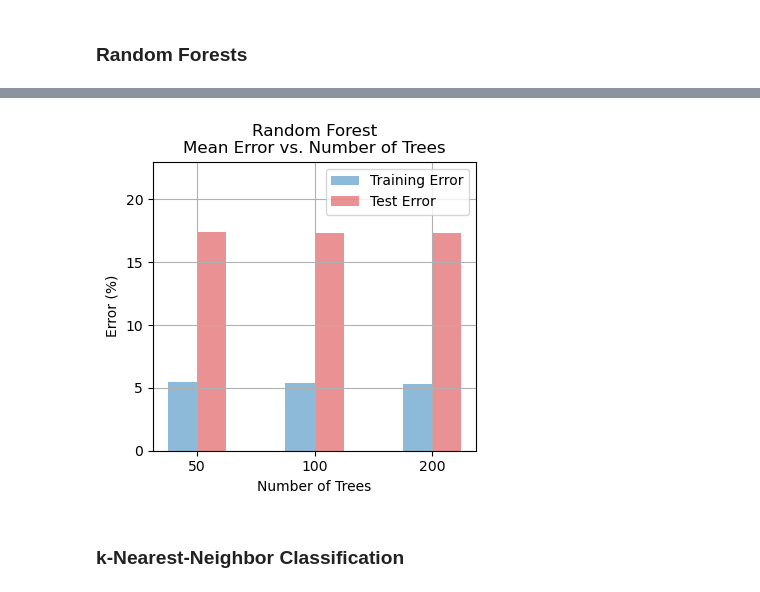
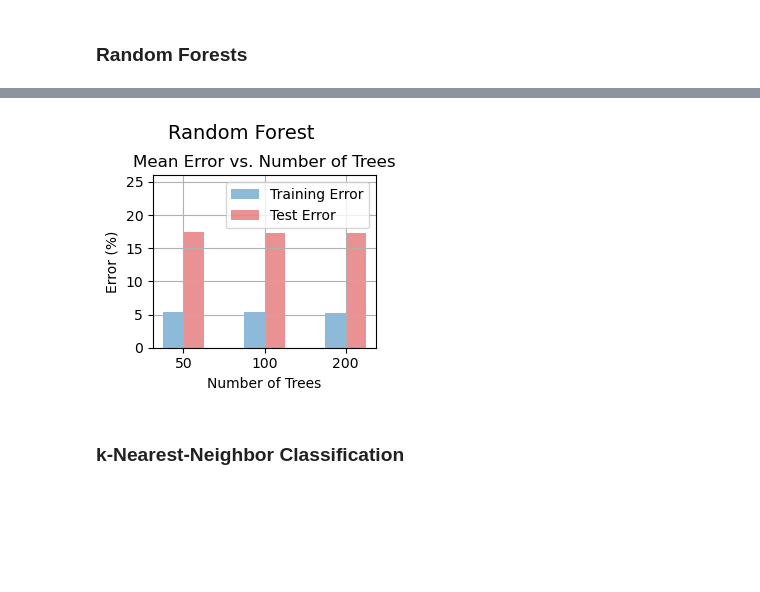
Before and after one commit to henrikdchristensen/DIKU-MLA-A5-Classification-and-DifferentiableProgramming, a Jupyter notebook: notebook.ipynb, the cells around one changed output, grey strips where cells are left out. Saved outputs shown, nothing was run; the diff lists cells and outputs as text; code cells hidden in the pictures; blank space fills up the shorter version.

```diff
--- a/notebook.ipynb
+++ b/notebook.ipynb
@@ -211,36 +211,37 @@ Mean Test Score (Validation Score): 0.8268302252800062
 # %%
 # Calculate the mean errors for each n_estimators value
 unique_n_estimators = rf_param['n_estimators']
 rf_mean_train_errors = []
 rf_mean_test_errors = []
 
 for n in unique_n_estimators:
     indices = [i for i, est in enumerate(rf_grid_search.cv_results_['param_n_estimators']) if est == n]
     rf_mean_train_errors.append(np.mean([100 - 100*rf_grid_search.cv_results_['mean_train_score'][i] for i in indices]))
     rf_mean_test_errors.append(np.mean([100 - 100*rf_grid_search.cv_results_['mean_test_score'][i] for i in indices]))
 
 # Bar chart settings
 index = np.arange(len(unique_n_estimators))
 bar_width = 0.25
 
-plt.figure(figsize=(4, 4))
+plt.figure(figsize=(3, 3))
 plt.bar(index, rf_mean_train_errors, bar_width, label='Training Error', color='tab:blue', alpha=0.5)
 plt.bar(index + bar_width, rf_mean_test_errors, bar_width, label='Test Error', color='tab:red', alpha=0.5)
 
 # Set the x-tick positions and labels
 tick_positions = index + bar_width/2
 plt.xticks(tick_positions, unique_n_estimators)
 
 plt.xlabel('Number of Trees')
 plt.ylabel('Error (%)')
-plt.ylim(0, 23)
-plt.title('Random Forest\nMean Error vs. Number of Trees')
+plt.ylim(0, 26)
+plt.suptitle('Random Forest', fontsize=14, y=0.94)
+plt.title('Mean Error vs. Number of Trees')
 plt.legend()
 plt.grid(True, which='both')
 plt.tight_layout()
 plt.show()
 # %% [output]
-[figure, old version]
+[figure, new version]
 # %% [markdown]
 ### k-Nearest-Neighbor Classification
 # %%
```
Also changed, not shown: parts of 6 cells of this notebook, 4 other files.
